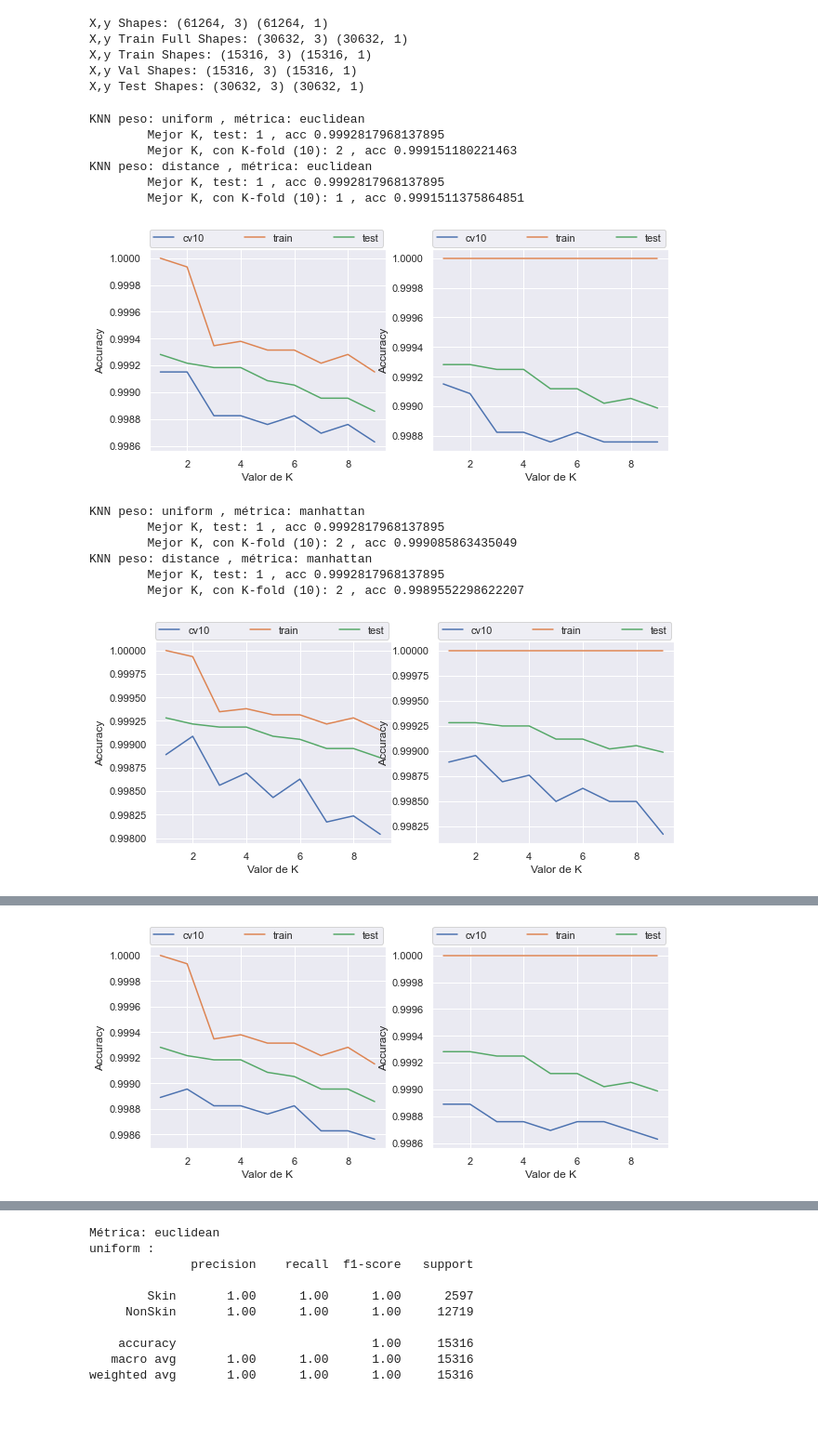
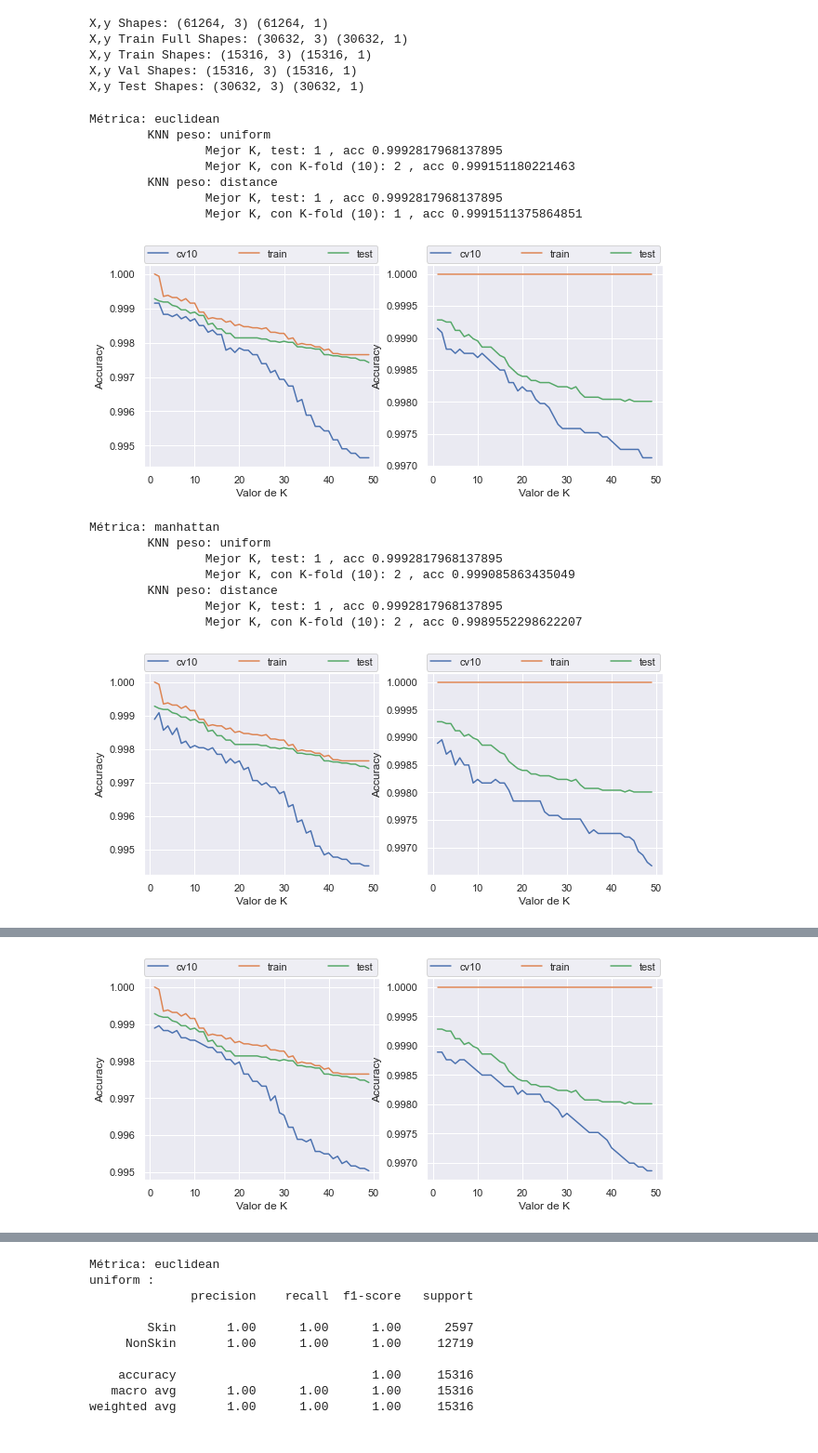
Before and after one commit to hugosep/machine-learning-taller-2, a Jupyter notebook: taller-ml-2/taller-ml-2.ipynb, the cells around one changed output, grey strips where cells are left out. Shown at 93% size. Drawn from its saved outputs; the diff is of its cells as text; code cells hidden in the pictures.

```diff
--- a/taller-ml-2/taller-ml-2.ipynb
+++ b/taller-ml-2/taller-ml-2.ipynb
@@ -262,24 +284,3 @@ weighted avg       0.79      0.80      0.77      2500
     accuracy                           0.79      2500
    macro avg       0.58      0.57      0.56      2500
 weighted avg       0.76      0.79      0.76      2500
-# %%
-y_score = list()
-
-for weight in range(len(weights)):
-    Y = label_binarize(y, classes=classes)
-    n_classes = Y.shape[1]
-
-    # Split into training and test
-    X_train, X_test, Y_train, Y_test = train_test_split(X, Y, test_size=.5,
-                                                        random_state=random_state)
-
-    # We use OneVsRestClassifier for multi-label prediction
-    from sklearn.multiclass import OneVsRestClassifier
-
-    # Run classifier
-    model = KNeighborsClassifier(n_neighbors=best_K_fold[0], weights=weights[weight], p=2, metric='minkowski')
-    #classifier = OneVsRestClassifier(model)
-    #classifier.fit(X_train, Y_train)
-    model.fit(X_train, Y_train)
-    #y_score = classifier.score(X_test, y_test)
-    y_score.append(model.predict(X_test))
@@ -383,8 +311,5 @@ Shape SkinNonSkin:  (245056, 4)
 # %%
 fig, axes = plt.subplots(figsize=(9*3, 9), nrows=1, ncols=3)
-
-"""data[data["SkinNonSkin"]==1] = "Skin"
-data[data["SkinNonSkin"]==2] = "NonSkin" """
 
 for i, column in enumerate(data.columns[:-1]):
     for result in [1, 2]:
@@ -401,7 +326,11 @@ sns.histplot(data=data["SkinNonSkin"], palette="Blues_d",ax=ax, label=["Skin", "
 ax.set_title('Resultados')
 plt.show()
 
-print(data)
+gr = data.groupby(['SkinNonSkin']).size().reset_index(name='counts')
+counts = list(gr.counts)
+print(gr)
+counts.sort()
+print("Respecto a clase de mayor soporte:", round(counts[0] * 100 / counts[-1], 2), "%")
 # %% [output]
 [figure]
 [figure]
@@ -456,7 +377,7 @@ for metric in metrics:
     cv_accuracies = list([[], []])
     train_accuracies = list([[], []])
     test_accuracies = list([[], []])
-    K_range = range(1, 10)
+    K_range = range(1, 50)
 
     best_acc_fold = [0] * len(weights)
     best_K_fold = [1] * len(weights)
@@ -466,6 +387,9 @@ for metric in metrics:
     fold_accuracy = list([[], []])
 
     results[metric] = dict()
+
+    print("Métrica:", metric)
+
     for weight in range(len(weights)):
         results[metric][weights[weight]] = dict()
         for K_val in K_range:
@@ -499,47 +423,49 @@ for metric in metrics:
 
             train_acc = model.score(X_train_full,y_train_full)
             test_acc = model.score(X_test,y_test)
 
             if test_acc > best_acc_test[weight]:
               best_acc_test[weight] = test_acc
               best_K_test[weight] = K_val
 
 
             train_accuracies[weight].append(train_acc)
             test_accuracies[weight].append(test_acc)
 
         results[metric][weights[weight]]["K"] = best_K_fold[weight]
         results[metric][weights[weight]]["acc"] = best_acc_fold[weight]
 
-        print("KNN peso:", weights[weight], ", métrica:", metric)
-        print("\tMejor K, test:", best_K_test[weight], ", acc", best_acc_test[weight])
-        print("\tMejor K, con K-fold (10):", best_K_fold[weight], ", acc", best_acc_fold[weight])
+        print("\tKNN peso:", weights[weight])
+        print("\t\tMejor K, test:", best_K_test[weight], ", acc", best_acc_test[weight])
+        print("\t\tMejor K, con K-fold (10):", best_K_fold[weight], ", acc", best_acc_fold[weight])
 
     fig, ax = plt.subplots(figsize=(10,4), nrows=1, ncols=2)
 
     for i in range(len(weights)):
         ax[i].plot(K_range,cv_accuracies[i],label='cv10')
         ax[i].plot(K_range,train_accuracies[i],label='train')
         ax[i].plot(K_range,test_accuracies[i],label='test')
         ax[i].legend(bbox_to_anchor=(0.0, 1.01, 0.99, .102), loc='lower left', ncol=3, mode="expand", borderaxespad=0.)
         ax[i].legend(bbox_to_anchor=(0.0, 1.01, 0.99, .102), loc='lower left', ncol=3, mode="expand", borderaxespad=0.)
         ax[i].set_xlabel("Valor de K")
         ax[i].set_ylabel("Accuracy")
     plt.show()
 
     print("\n")
 # %% [output]
-KNN peso: uniform , métrica: euclidean
-        Mejor K, test: 1 , acc 0.9992817968137895
-        Mejor K, con K-fold (10): 2 , acc 0.999151180221463
-KNN peso: distance , métrica: euclidean
-        Mejor K, test: 1 , acc 0.9992817968137895
-        Mejor K, con K-fold (10): 1 , acc 0.9991511375864851
+Métrica: euclidean
+        KNN peso: uniform
+                Mejor K, test: 1 , acc 0.9992817968137895
+                Mejor K, con K-fold (10): 2 , acc 0.999151180221463
+        KNN peso: distance
+                Mejor K, test: 1 , acc 0.9992817968137895
+                Mejor K, con K-fold (10): 1 , acc 0.9991511375864851
-[figure, old version]
+[figure, new version]
-KNN peso: uniform , métrica: manhattan
-        Mejor K, test: 1 , acc 0.9992817968137895
-        Mejor K, con K-fold (10): 2 , acc 0.999085863435049
-KNN peso: distance , métrica: manhattan
-        Mejor K, test: 1 , acc 0.9992817968137895
-        Mejor K, con K-fold (10): 2 , acc 0.9989552298622207
+Métrica: manhattan
+        KNN peso: uniform
+                Mejor K, test: 1 , acc 0.9992817968137895
+                Mejor K, con K-fold (10): 2 , acc 0.999085863435049
+        KNN peso: distance
+                Mejor K, test: 1 , acc 0.9992817968137895
+                Mejor K, con K-fold (10): 2 , acc 0.9989552298622207
-[figure, old version]
+[figure, new version]
@@ -552 +479 @@ KNN peso: distance , métrica: chebyshev
-[figure, old version]
+[figure, new version]
```
Also changed, not shown: parts of 34 cells of this notebook.
